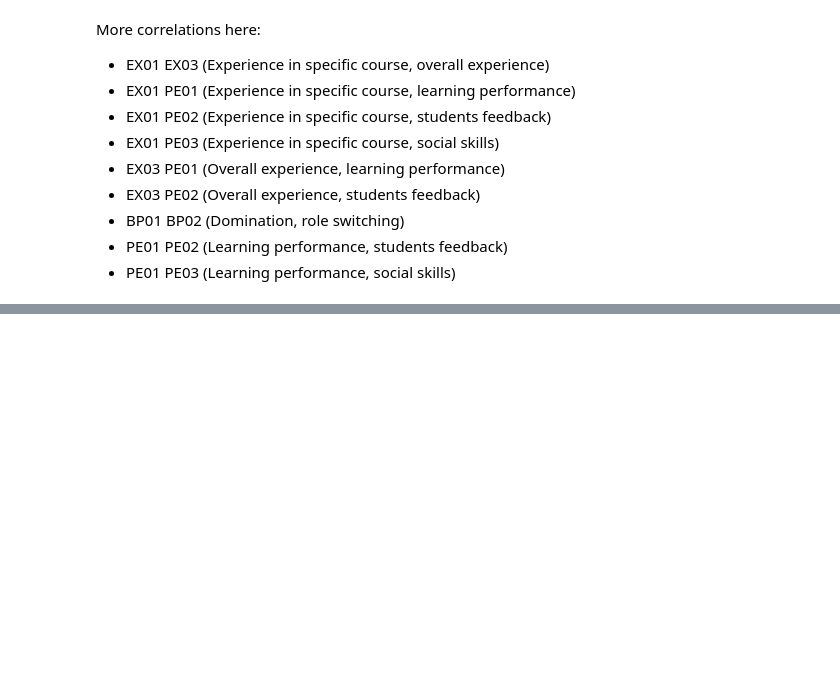
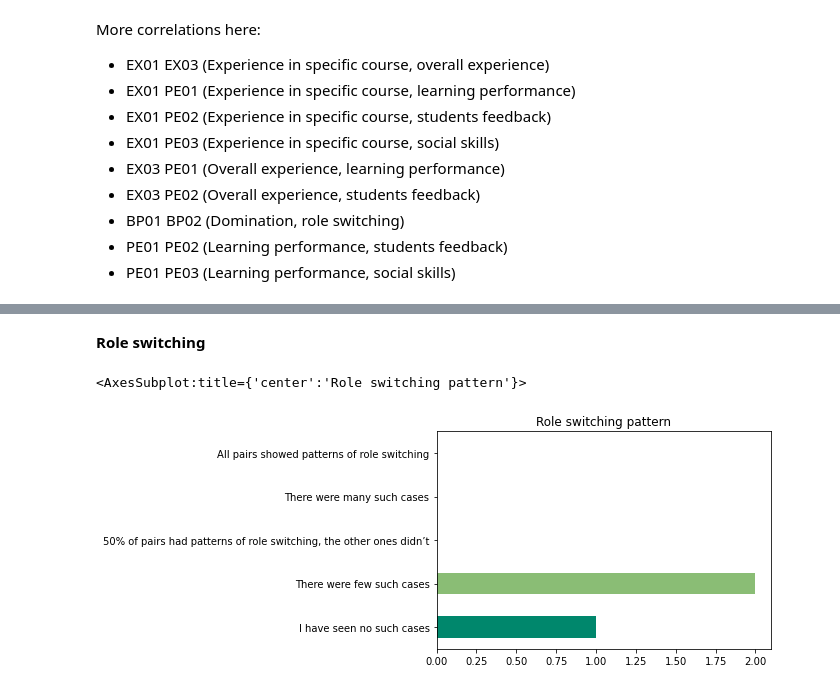
Before and after one commit to lerastromtsova/pair-programming-equity, a Jupyter notebook: Research.ipynb, the cells around one changed output, grey strips where cells are left out. Cells and saved outputs as stored; diff of their text form; code cells hidden in the pictures; blank space fills up the shorter version.

```diff
--- a/Research.ipynb
+++ b/Research.ipynb
@@ -725,0 +866,13 @@ More correlations here:
+# %% [markdown]
+**Role switching**
+# %%
+dom_ack['BP02'].value_counts().reindex([
+    'I have seen no such cases',
+    'There were few such cases',
+    '50% of pairs had patterns of role switching, the other ones didn’t',
+    'There were many such cases',
+    'All pairs showed patterns of role switching'
+]).plot.barh(title="Role switching pattern", color=['#d43d51', '#f49857', '#ffeb8e', '#8abd75', '#00876c'][::-1])
+# %% [output]
+<AxesSubplot:title={'center':'Role switching pattern'}>
+[figure, added]
```
Also changed, not shown: parts of 41 cells of this notebook, 3 other files.
